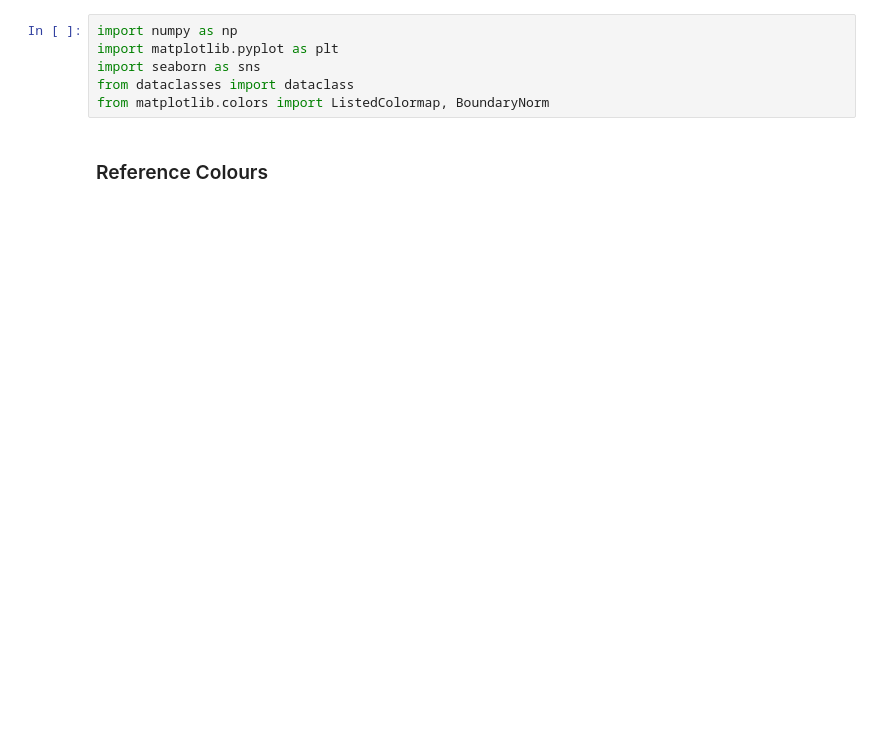
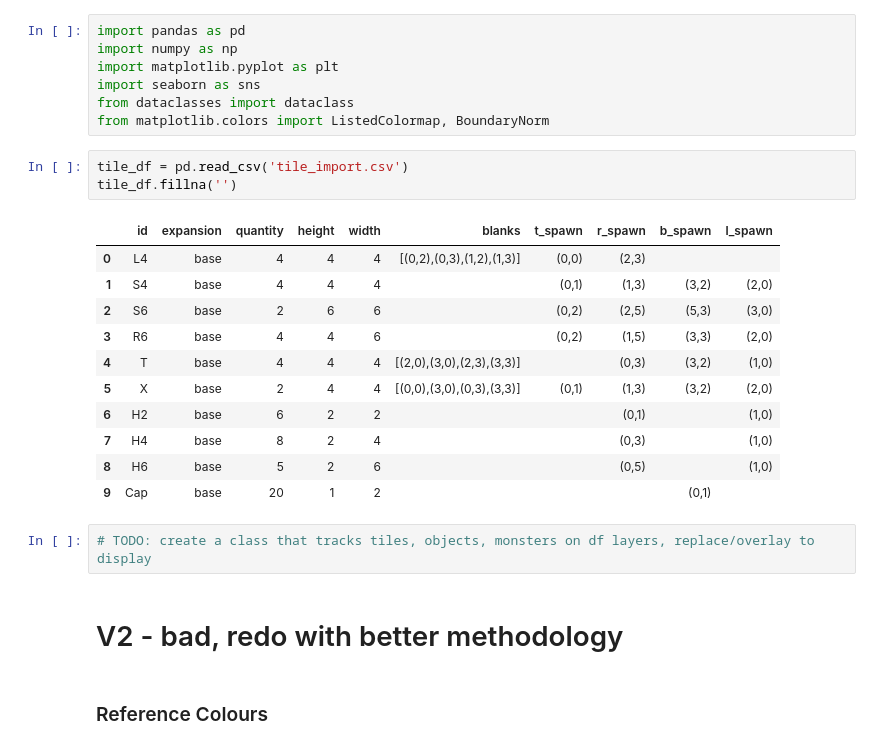
Before and after one commit to KevinCarr42/Descent_AI, a Jupyter notebook: DescentMapGenerator.ipynb, the cells around one changed output. Cells and saved outputs as stored; diff of their text form; blank space fills up the shorter version.

Commit message:
newer method started - csv, pandas, track in layers

```diff
--- a/DescentMapGenerator.ipynb
+++ b/DescentMapGenerator.ipynb
@@ -1,9 +1,29 @@
 # %%
+import pandas as pd
 import numpy as np
 import matplotlib.pyplot as plt
 import seaborn as sns
 from dataclasses import dataclass
 from matplotlib.colors import ListedColormap, BoundaryNorm
+# %%
+tile_df = pd.read_csv('tile_import.csv')
+tile_df.fillna('')
+# %% [output]
+|  | id | expansion | quantity | height | width | blanks | t_spawn | r_spawn | b_spawn | l_spawn |
+| 0 | L4 | base | 4 | 4 | 4 | [(0,2),(0,3),(1,2),(1,3)] | (0,0) | (2,3) |  |  |
+| 1 | S4 | base | 4 | 4 | 4 |  | (0,1) | (1,3) | (3,2) | (2,0) |
+| 2 | S6 | base | 2 | 6 | 6 |  | (0,2) | (2,5) | (5,3) | (3,0) |
+| 3 | R6 | base | 4 | 4 | 6 |  | (0,2) | (1,5) | (3,3) | (2,0) |
+| 4 | T | base | 4 | 4 | 4 | [(2,0),(3,0),(2,3),(3,3)] |  | (0,3) | (3,2) | (1,0) |
+| 5 | X | base | 2 | 4 | 4 | [(0,0),(3,0),(0,3),(3,3)] | (0,1) | (1,3) | (3,2) | (2,0) |
+| 6 | H2 | base | 6 | 2 | 2 |  |  | (0,1) |  | (1,0) |
+| 7 | H4 | base | 8 | 2 | 4 |  |  | (0,3) |  | (1,0) |
+| 8 | H6 | base | 5 | 2 | 6 |  |  | (0,5) |  | (1,0) |
+| 9 | Cap | base | 20 | 1 | 2 |  |  |  | (0,1) |  |
+# %%
+# TODO: create a class that tracks tiles, objects, monsters on df layers, replace/overlay to display
+# %% [markdown]
+# V2 - bad, redo with better methodology
 # %% [markdown]
 ### Reference Colours
 
```
Also changed, not shown: 2 other files.
